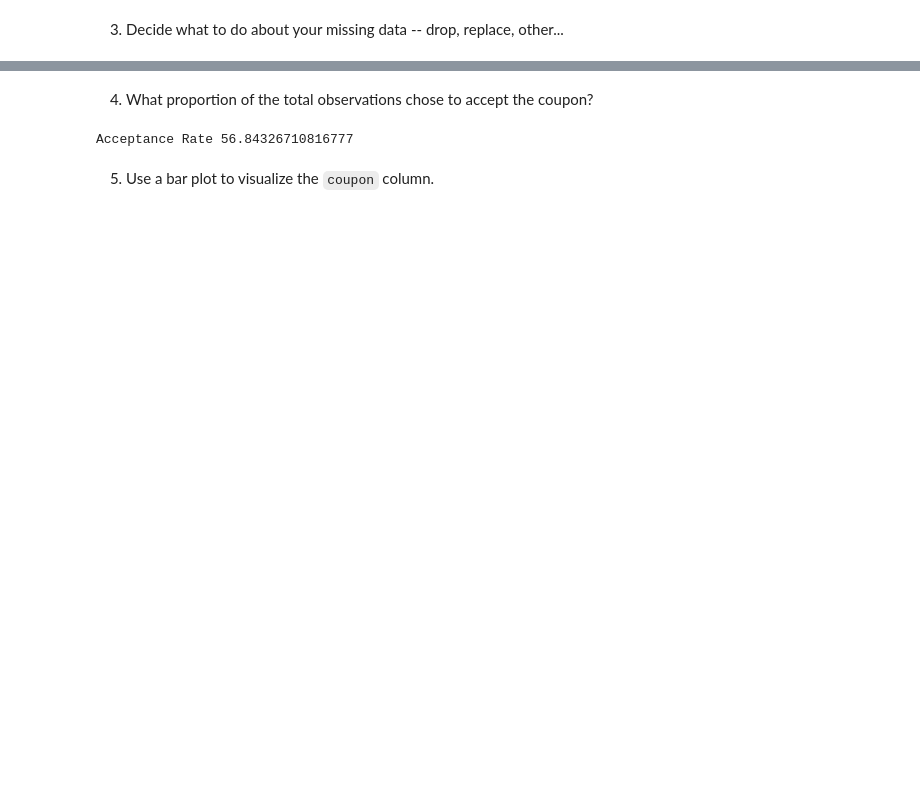
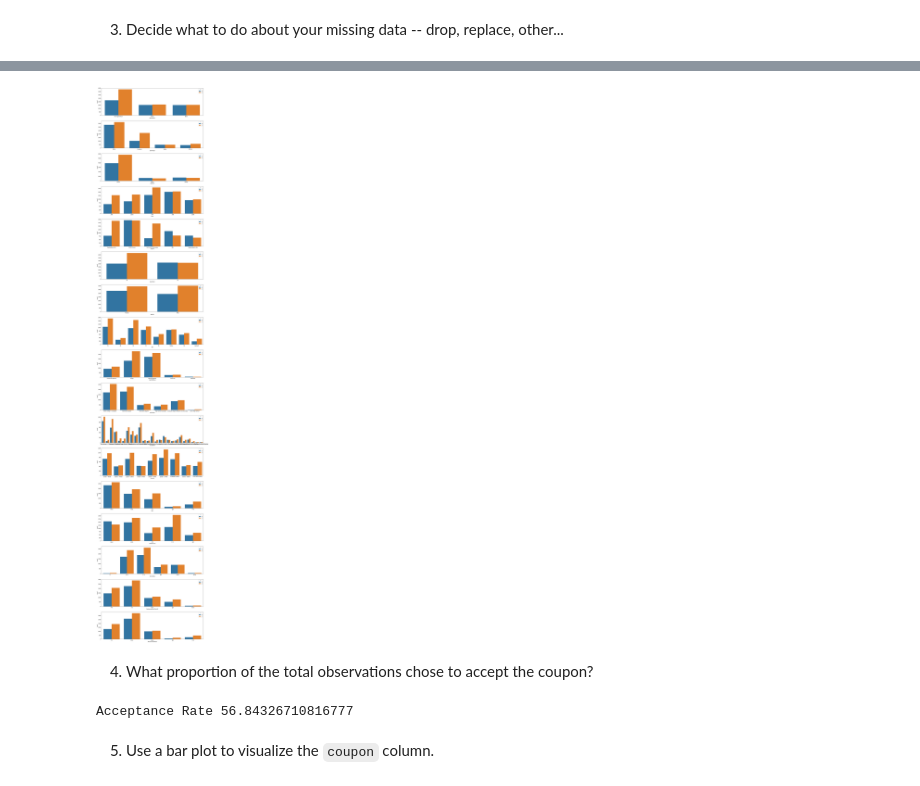
Before and after one commit to meetsathya23/coupon_analysis, a Jupyter notebook: prompt.ipynb, the cells around one changed output, grey strips where cells are left out. Saved outputs shown, nothing was run; the diff lists cells and outputs as text; code cells hidden in the pictures; blank space fills up the shorter version.

```diff
--- a/prompt.ipynb
+++ b/prompt.ipynb
@@ -111,3 +156,13 @@ data["CarryAway"].fillna("0", inplace = True)
+# %%
+# Plotcharts to understand the distribution for each category between accepting and not
+categoric = data2.select_dtypes('object').columns
+# create individual countplots for each categorical column, this time including a breakdown between Y/N.
+plt.figure(figsize=(18, 100))
+for i, col in enumerate(categoric):
+   ax = plt.subplot(len(categoric), 1, i+1)
+   sns.countplot(data=data2, x=col, ax=ax, hue = 'Y')
+# %% [output]
+[figure, added]
 # %% [markdown]
 4. What proportion of the total observations chose to accept the coupon?
 # %%
```
Also changed, not shown: parts of 45 cells of this notebook.
